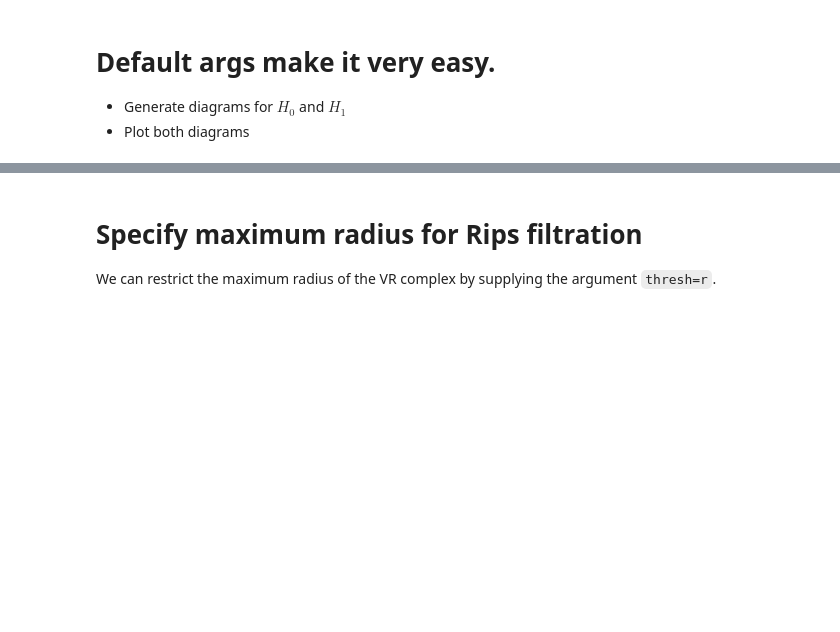
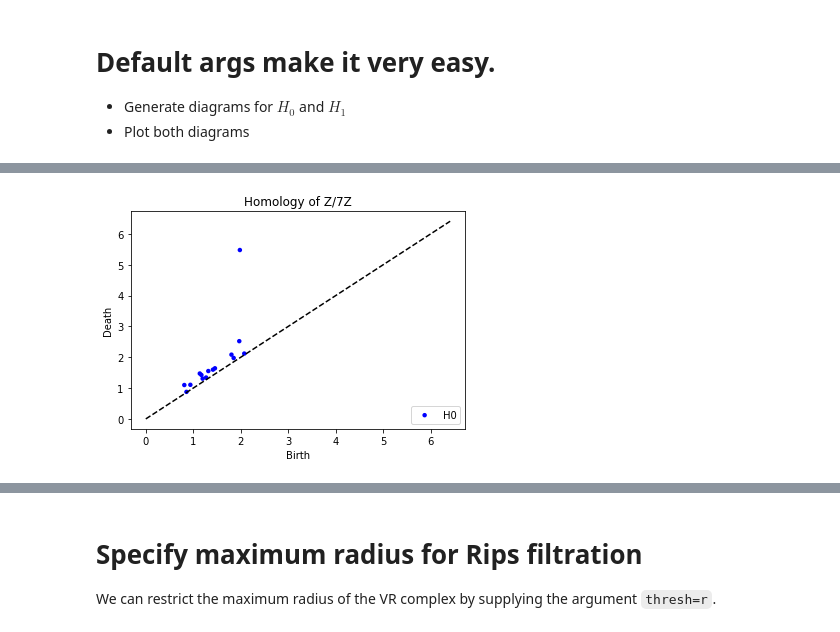
Before and after one commit to Ripser/ripser, a Jupyter notebook: notebooks/Ripser Demonstration.ipynb, the cells around one changed output, grey strips where cells are left out. Saved outputs shown, nothing was run; the diff lists cells and outputs as text; code cells hidden in the pictures; blank space fills up the shorter version.

Commit message:
plotting has better supported options. labels, only 1 diagonal, colors, comments, legend

```diff
--- a/notebooks/Ripser Demonstration.ipynb
+++ b/notebooks/Ripser Demonstration.ipynb
@@ -18,0 +48,7 @@ data = datasets.make_circles(n_samples=100)[0] + 5 * datasets.make_circles(n_sam
+# %%
+# Homology over Z/7Z
+rips = Rips(coeff=7, verbose=0)
+dgms = rips.fit_transform(data)
+rips.plot(dgms[1], title="Homology of Z/7Z") # Only plot H_1
+# %% [output]
+[figure, added]
```
Also changed, not shown: parts of 15 cells of this notebook, 1 other file.
